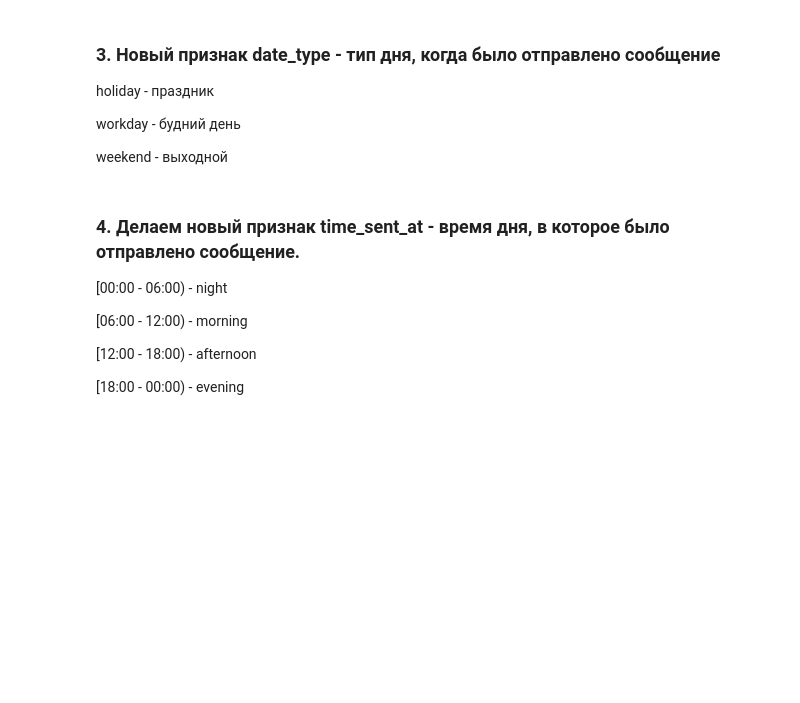
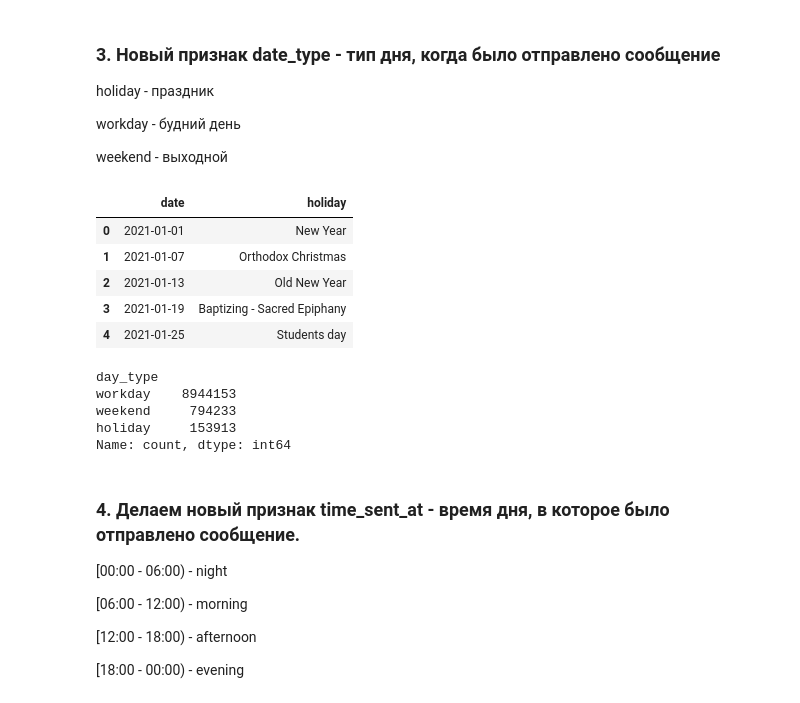
Before and after one commit to druzhban/gp3, a Jupyter notebook: code/gp.ipynb, the cells around one changed output. Cells and saved outputs as stored; diff of their text form; code cells hidden in the pictures; blank space fills up the shorter version.

```diff
--- a/code/gp.ipynb
+++ b/code/gp.ipynb
@@ -1550,20 +1740,35 @@ workday - будний день
 
 weekend - выходной
 # %%
-df_holidays = pd.read_csv('holidays.csv')
+df_holidays = pd.read_csv('../data/holidays.csv')
 df_holidays['date'] = pd.to_datetime(df_holidays['date'])
 df_holidays.head()
+# %% [output]
+|  | date | holiday |
+| 0 | 2021-01-01 | New Year |
+| 1 | 2021-01-07 | Orthodox Christmas |
+| 2 | 2021-01-13 | Old New Year |
+| 3 | 2021-01-19 | Baptizing - Sacred Epiphany |
+| 4 | 2021-01-25 | Students day |
 # %%
 cleanmc['date'] = pd.to_datetime(cleanmc['date'])
 cleanmc['day_of_week'] = cleanmc['date'].dt.dayofweek
-cleanmc['day_type'] = 0
 
-cleanmc.loc[cleanmc['date'].isin(df_holidays['date']), 'day_type'] = 'holiday'
-cleanmc.loc[(~cleanmc['date'].isin(df_holidays['date'])) & (cleanmc['day_of_week'].isin([0, 1, 2, 3, 4])), 'day_type'] = 'workday'
-cleanmc.loc[(~cleanmc['date'].isin(df_holidays['date'])) & (cleanmc['day_of_week'].isin([5, 6])), 'day_type'] = 'weekend'
+fe_df = cleanmc.copy()
+fe_df['day_type'] = 0
 
-cleanmc = cleanmc.drop(columns='day_of_week')
-cleanmc['day_type'].value_counts()
+fe_df.loc[fe_df['date'].isin(df_holidays['date']), 'day_type'] = 'holiday'
+fe_df.loc[(~fe_df['date'].isin(df_holidays['date'])) & (fe_df['day_of_week'].isin([0, 1, 2, 3, 4])), 'day_type'] = 'workday'
+fe_df.loc[(~fe_df['date'].isin(df_holidays['date'])) & (fe_df['day_of_week'].isin([5, 6])), 'day_type'] = 'weekend'
+
+fe_df = fe_df.drop(columns='day_of_week')
+fe_df['day_type'].value_counts()
+# %% [output]
+day_type
+workday    8944153
+weekend     794233
+holiday     153913
+Name: count, dtype: int64
 # %% [markdown]
 ### 4. Делаем новый признак time_sent_at - время дня, в которое было отправлено сообщение.
 
```
Also changed, not shown: parts of 76 cells of this notebook.
